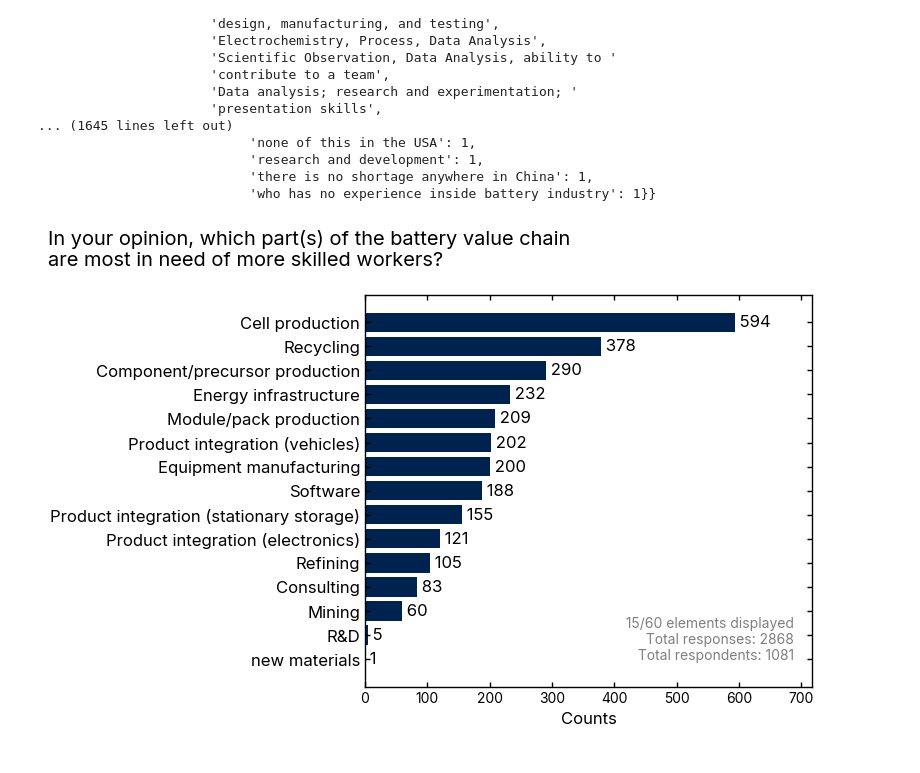
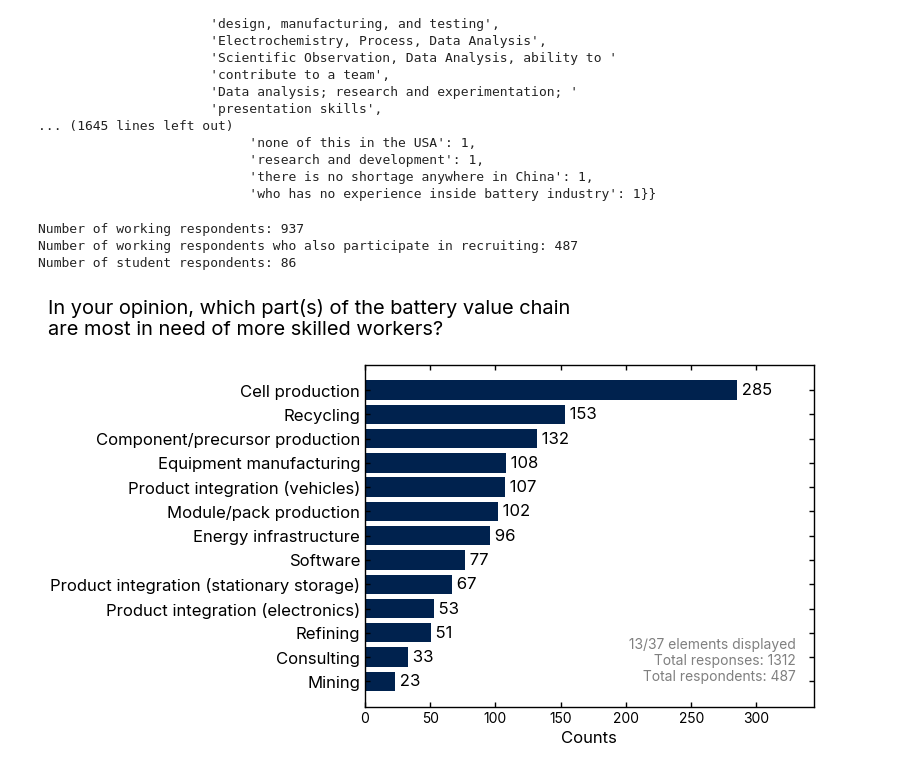
Before and after one commit to wengandrew/battery-talent-census, a Jupyter notebook: notebooks/2_census_data_demo.ipynb, the cells around one changed output. Cells and saved outputs as stored; diff of their text form; code cells hidden in the pictures.

```diff
--- a/notebooks/2_census_data_demo.ipynb
+++ b/notebooks/2_census_data_demo.ipynb
@@ -200,14 +206,41 @@ pprint(res_census_skills_demand)
                            'research and development': 1,
                            'there is no shortage anywhere in China': 1,
                            'who has no experience inside battery industry': 1}}
+# %%
+
+working_list = [] # includes unemployed but previously working
+working_and_recruiting_list = [] # those who are working and participate in recruiting
+student_list = []
+
+for respondent in analyst.respondents_list:
+
+    if respondent.is_working or respondent.is_unemployed:
+
+        working_list.append(respondent)
+
+        if respondent.company['role_level'] in ['Senior', 'Expert', 'Manager', 'Director/VP', 'Executive']:
+            working_and_recruiting_list.append(respondent)
+
+    if respondent.is_student:
+        student_list.append(respondent)
+
+print(f'Number of working respondents: {len(working_list)}')
+print(f'Number of working respondents who also participate in recruiting: {len(working_and_recruiting_list)}')
+print(f'Number of student respondents: {len(student_list)}')
+# %% [output]
+Number of working respondents: 937
+Number of working respondents who also participate in recruiting: 487
+Number of student respondents: 86
 # %%
+res_census_skills_demand = analyst.summarize_census_skills_demand(working_and_recruiting_list)
+
 plotter.make_bar_plot_from_dict(
     res_census_skills_demand['value_chain_in_demand'],
     title='In your opinion, which part(s) of the battery value chain \nare most in need of more skilled workers?',
     saveas='census_value_chain_in_demand.png',
-    num_elements=15,
+    num_elements=13,
     exclusions=['mobility)'],
     sorted=True,
     replacements={'Product integration (vehicles' : 'Product integration (vehicles)'})
 # %% [output]
-[figure, old version]
+[figure, new version]
```
Also changed, not shown: parts of 2 cells of this notebook, 20 other files.
